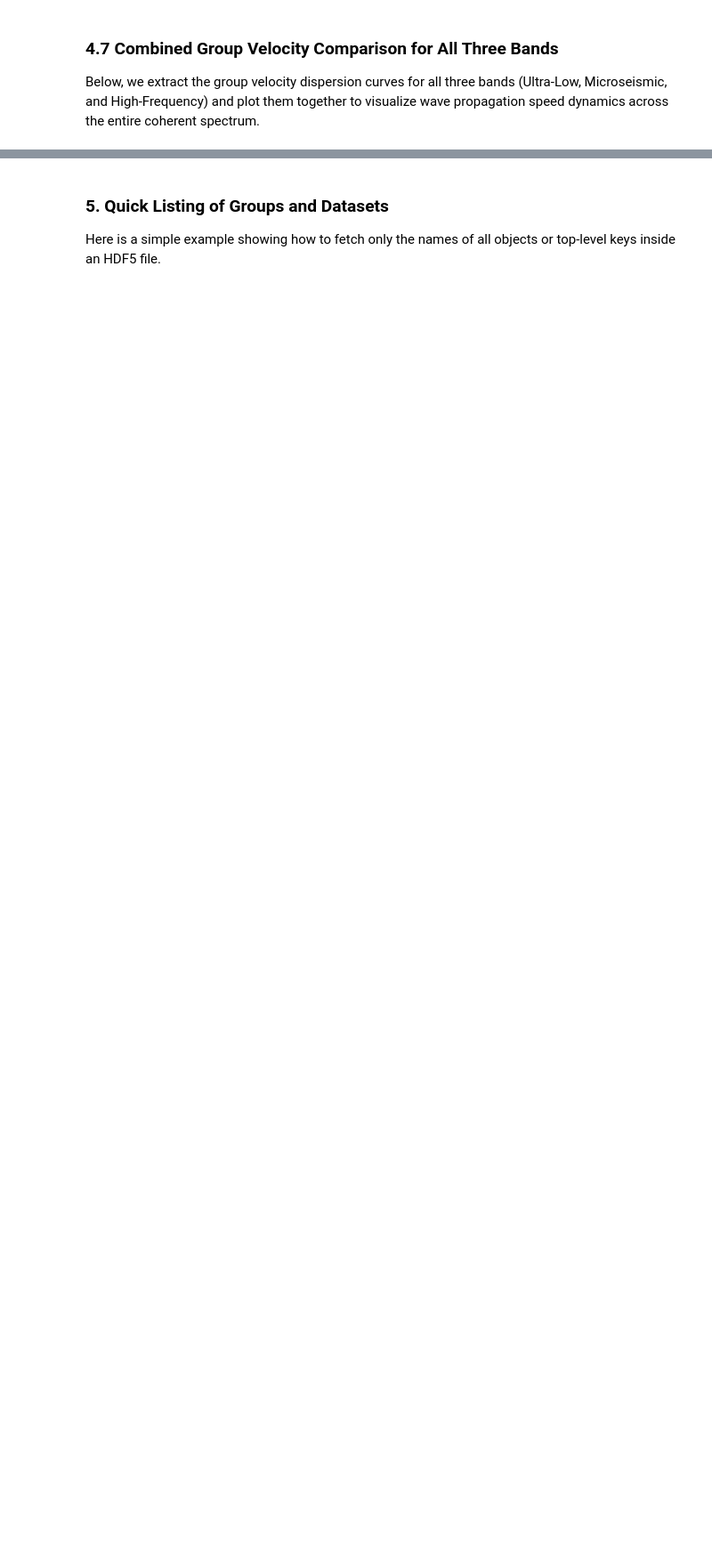
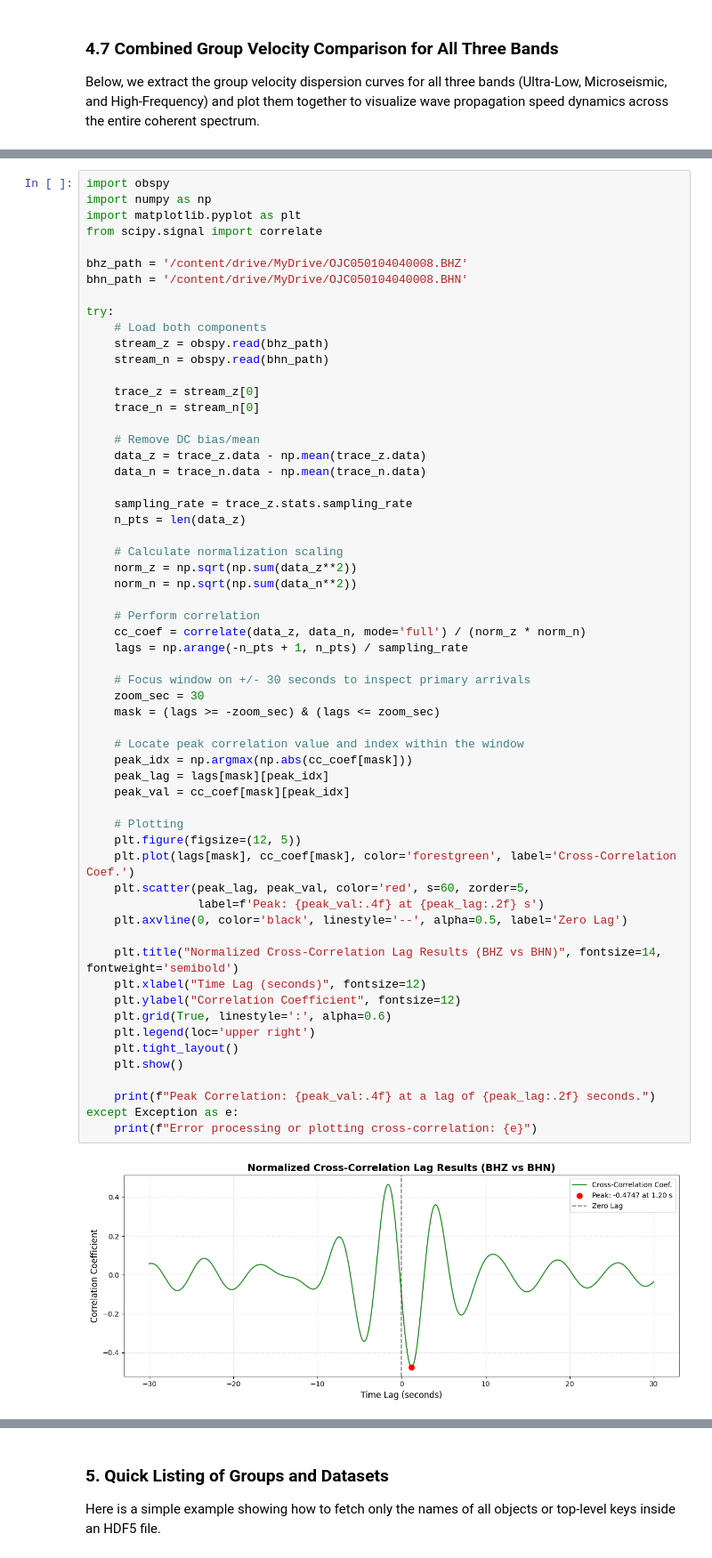
Before and after one commit to JacekDrzycimski/6tunnel, a Jupyter notebook: segy2hdf5.ipynb, the cells around one changed output, grey strips where cells are left out. Shown at 89% size. Saved outputs shown, nothing was run; the diff lists cells and outputs as text; blank space fills up the shorter version.

```diff
--- a/segy2hdf5.ipynb
+++ b/segy2hdf5.ipynb
@@ -1456,0 +1711,61 @@ Alternatively, you can manually upload the BHZ and BHN files directly to the Col
+# %%
+import obspy
+import numpy as np
+import matplotlib.pyplot as plt
+from scipy.signal import correlate
+
+bhz_path = '/content/drive/MyDrive/OJC050104040008.BHZ'
+bhn_path = '/content/drive/MyDrive/OJC050104040008.BHN'
+
+try:
+    # Load both components
+    stream_z = obspy.read(bhz_path)
+    stream_n = obspy.read(bhn_path)
+
+    trace_z = stream_z[0]
+    trace_n = stream_n[0]
+
+    # Remove DC bias/mean
+    data_z = trace_z.data - np.mean(trace_z.data)
+    data_n = trace_n.data - np.mean(trace_n.data)
+
+    sampling_rate = trace_z.stats.sampling_rate
+    n_pts = len(data_z)
+
+    # Calculate normalization scaling
+    norm_z = np.sqrt(np.sum(data_z**2))
+    norm_n = np.sqrt(np.sum(data_n**2))
+
+    # Perform correlation
+    cc_coef = correlate(data_z, data_n, mode='full') / (norm_z * norm_n)
+    lags = np.arange(-n_pts + 1, n_pts) / sampling_rate
+
+    # Focus window on +/- 30 seconds to inspect primary arrivals
+    zoom_sec = 30
+    mask = (lags >= -zoom_sec) & (lags <= zoom_sec)
+
+    # Locate peak correlation value and index within the window
+    peak_idx = np.argmax(np.abs(cc_coef[mask]))
+    peak_lag = lags[mask][peak_idx]
+    peak_val = cc_coef[mask][peak_idx]
+
+    # Plotting
+    plt.figure(figsize=(12, 5))
+    plt.plot(lags[mask], cc_coef[mask], color='forestgreen', label='Cross-Correlation Coef.')
+    plt.scatter(peak_lag, peak_val, color='red', s=60, zorder=5,
+                label=f'Peak: {peak_val:.4f} at {peak_lag:.2f} s')
+    plt.axvline(0, color='black', linestyle='--', alpha=0.5, label='Zero Lag')
+
+    plt.title("Normalized Cross-Correlation Lag Results (BHZ vs BHN)", fontsize=14, fontweight='semibold')
+    plt.xlabel("Time Lag (seconds)", fontsize=12)
+    plt.ylabel("Correlation Coefficient", fontsize=12)
+    plt.grid(True, linestyle=':', alpha=0.6)
+    plt.legend(loc='upper right')
+    plt.tight_layout()
+    plt.show()
+
+    print(f"Peak Correlation: {peak_val:.4f} at a lag of {peak_lag:.2f} seconds.")
+except Exception as e:
+    print(f"Error processing or plotting cross-correlation: {e}")
+# %% [output]
+[figure, added]
```
Also changed, not shown: parts of 23 cells of this notebook.
